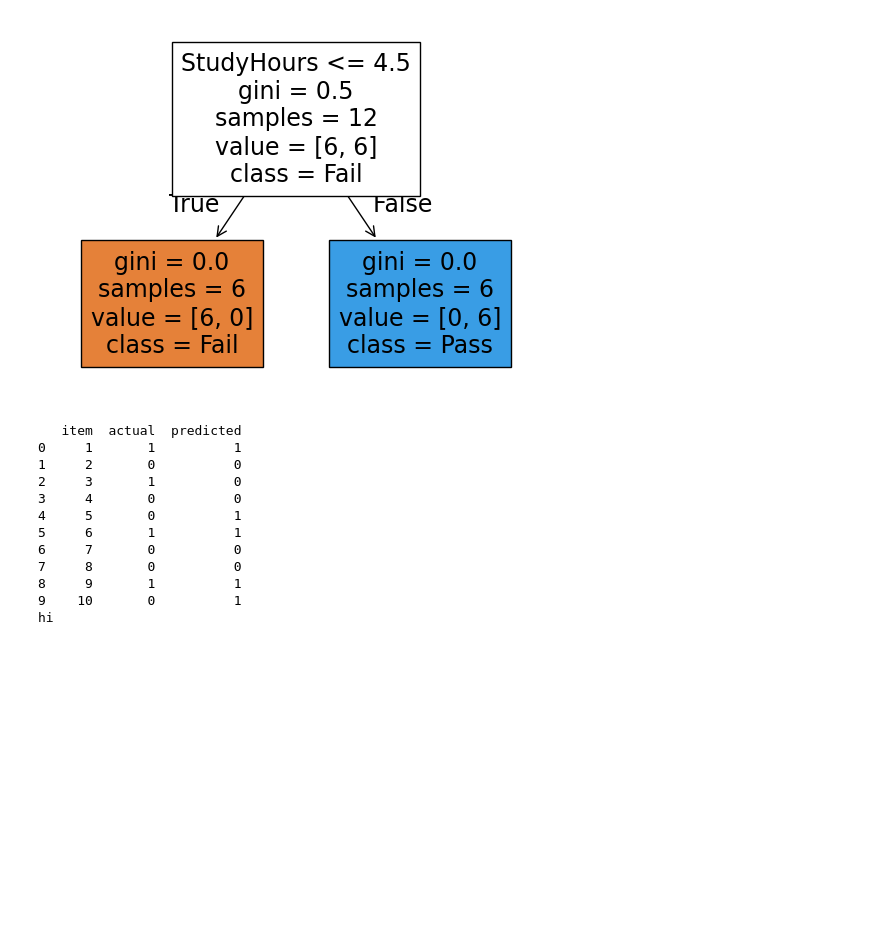
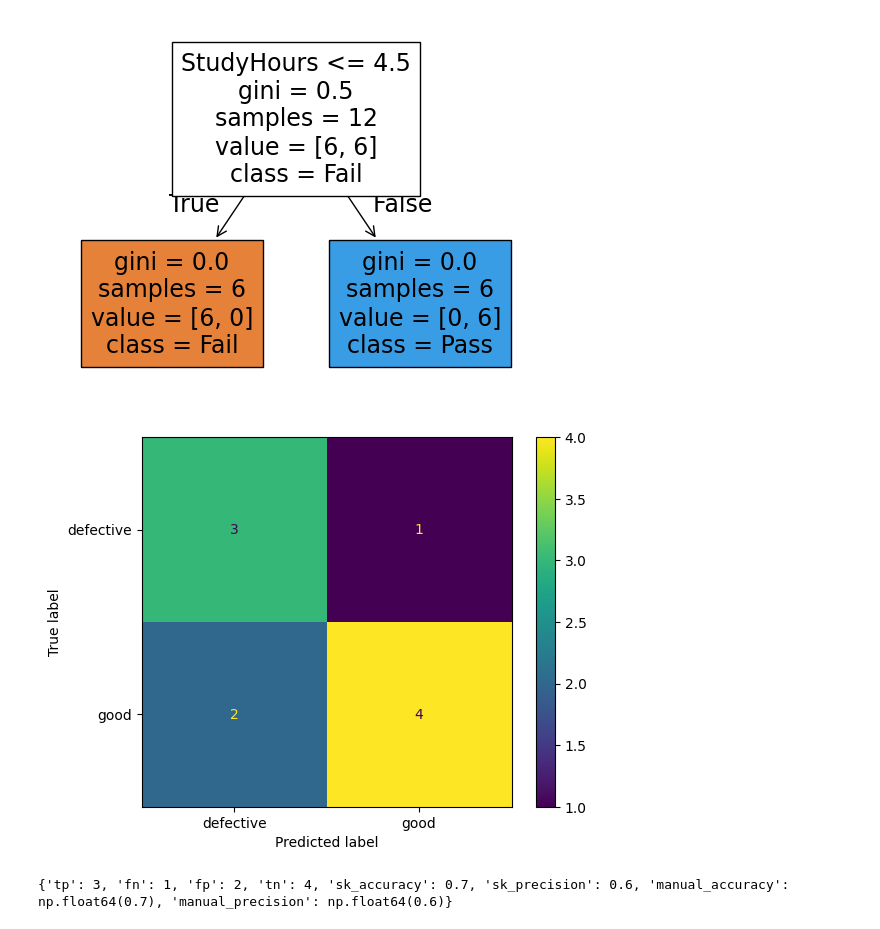
Before and after one commit to sarwathasan72-svg/Masai_IIT_AIML, a Jupyter notebook: Module4.ipynb, the cells around one changed output. Drawn from its saved outputs; the diff is of its cells as text; code cells hidden in the pictures; blank space fills up the shorter version.

```diff
--- a/Module4.ipynb
+++ b/Module4.ipynb
@@ -673,53 +674,62 @@ Index(['StudyHours', 'Attendance', 'Assignments'], dtype='object')
 # Expected output for that sample: TP = 3, FN = 1, FP = 2, TN = 4; manual_accuracy = 0.7, sk_accuracy = 0.7; manual_precision = 0.6, sk_precision = 0.6.
 
 import pandas as pd
-from sklearn.metrics import accuracy_score, precision_score, confusion_matrix
+from sklearn.metrics import accuracy_score, precision_score, confusion_matrix, ConfusionMatrixDisplay
+import matplotlib.pyplot as plt
+
 
 item = [1,2,3,4,5,6,7,8,9,10]
 actual = [1, 0, 1, 0, 0, 1, 0, 0, 1, 0]
 predicted = [1, 0, 0, 0, 1, 1, 0, 0, 1, 1]
 
 def defect_detection_qualifer (item, actual, predicted, defective = 1):
 
    df = pd.DataFrame({
       "item" : item,
       "actual" : actual,
       "predicted" : predicted
     })
 
    cm = confusion_matrix(
        df["actual"],
        df["predicted"],
        labels=[1,0]
        )
 
    tp, fn, fp, tn =  cm.ravel()
 
-   manual_accuracy= tp+tn/(tp+tn+fp+fn)
+   manual_accuracy= (tp+tn)/(tp+tn+fp+fn)
 
    sk_accuracy = accuracy_score(df["actual"],df["predicted"])
 
+   manual_precision = tp/(tp+fp)
+
+   sk_precision = precision_score(df["actual"], df["predicted"])
+
+   disp = ConfusionMatrixDisplay(confusion_matrix=cm, display_labels=["defective","good"])
+   disp.plot()
+   plt.show()
+
+
+
+
    return {
-       "tp" : tp,
-       "fn" :fn
+       "tp" : int(tp),
+       "fn" : int(fn),
+       "fp": int(fp),
+        "tn" : int(tn),
+       "sk_accuracy" : round(sk_accuracy,3),
+       "sk_precision" : round(sk_precision,3),
+       "manual_accuracy" : round(manual_accuracy,3),
+       "manual_precision" : round(manual_precision,3)
    }
 
 
 
-defect_detection_qualifer(item, actual, predicted)
+result = defect_detection_qualifer(item, actual, predicted)
 
 
-print("hi")
+print(result)
 # %% [output]
+[figure, added]
-   item  actual  predicted
-0     1       1          1
-1     2       0          0
-2     3       1          0
-3     4       0          0
-4     5       0          1
-5     6       1          1
-6     7       0          0
-7     8       0          0
-8     9       1          1
-9    10       0          1
-hi
+{'tp': 3, 'fn': 1, 'fp': 2, 'tn': 4, 'sk_accuracy': 0.7, 'sk_precision': 0.6, 'manual_accuracy': np.float64(0.7), 'manual_precision': np.float64(0.6)}
```
Also changed, not shown: parts of 1 cell of this notebook.
